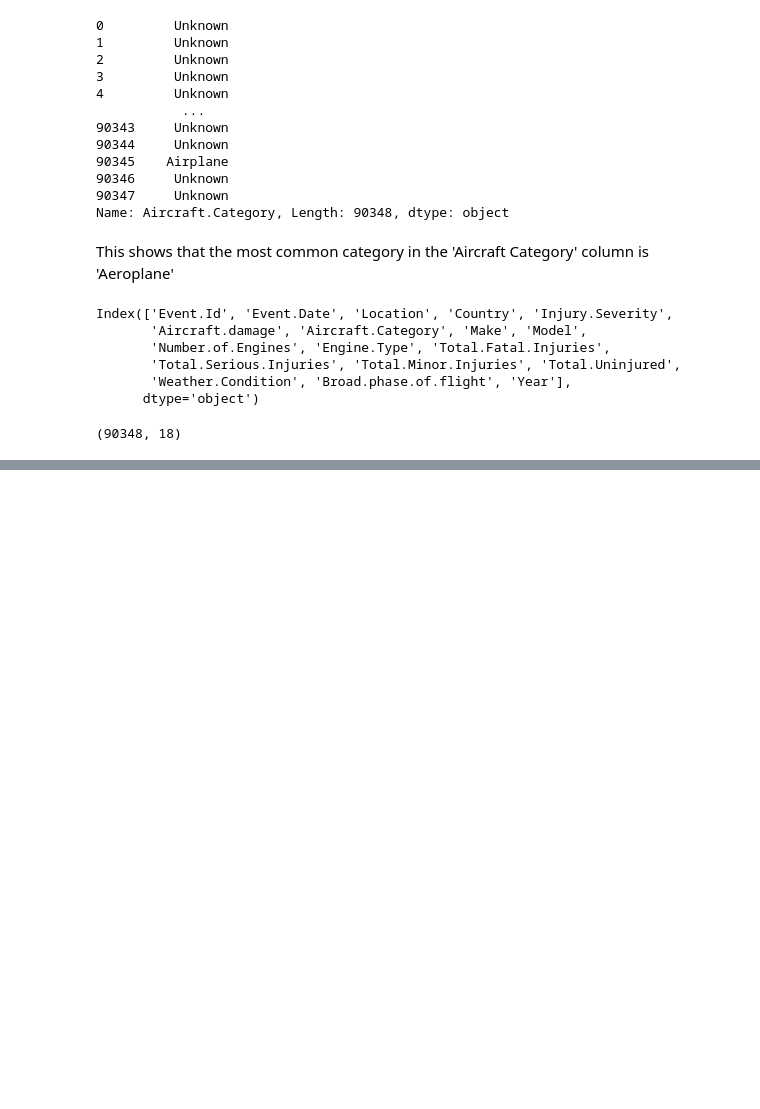
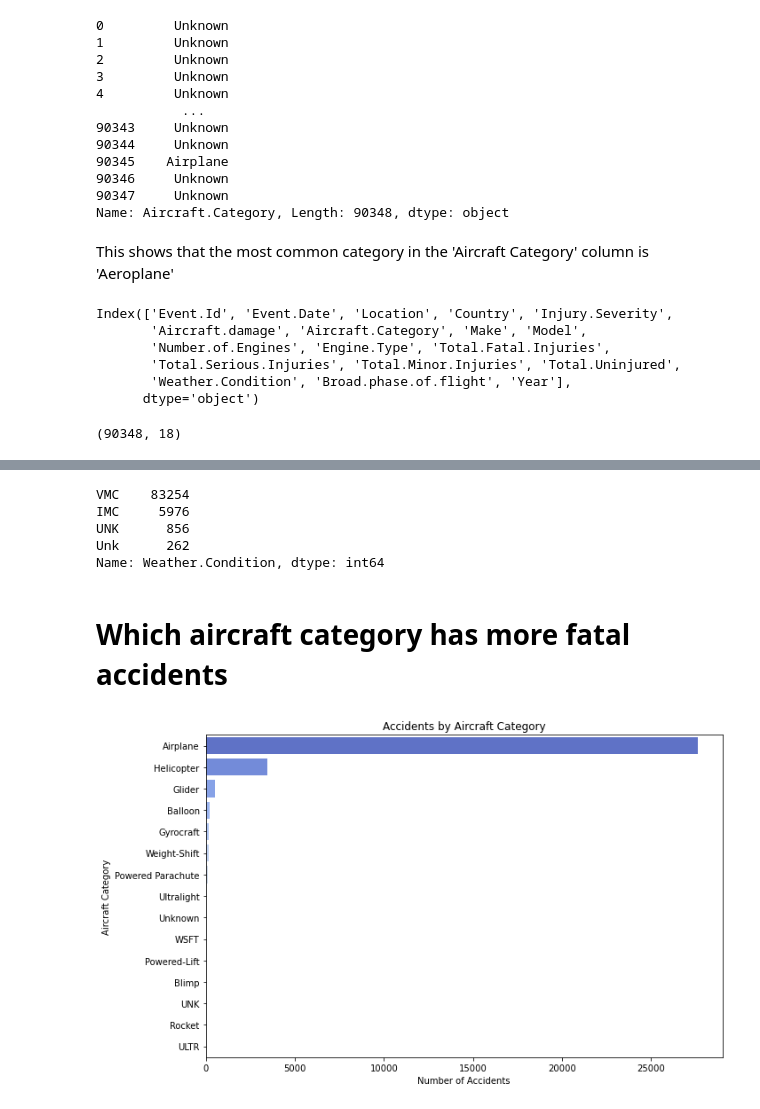
Before and after one commit to HellenDianaNjeri/dsc-phase-1-project-v3, a Jupyter notebook: student.ipynb, the cells around one changed output, grey strips where cells are left out. Drawn from its saved outputs; the diff is of its cells as text; code cells hidden in the pictures; blank space fills up the shorter version.

Commit message:
Data inspection and Understanding

```diff
--- a/student.ipynb
+++ b/student.ipynb
@@ -287,0 +323,31 @@ Aviation_df_cleaned.shape
+# %%
+Aviation_df_cleaned['Aircraft.Category'].value_counts()
+Aviation_df_cleaned['Injury.Severity'].value_counts()
+Aviation_df_cleaned['Aircraft.damage'].value_counts()
+Aviation_df_cleaned['Weather.Condition'].value_counts()
+# %% [output]
+VMC    83254
+IMC     5976
+UNK      856
+Unk      262
+Name: Weather.Condition, dtype: int64
+# %% [markdown]
+# Which aircraft category has more fatal accidents
+# %%
+plt.figure(figsize=(10,6))
+
+x = Aviation_df_cleaned['Aircraft.Category'].value_counts().index
+y= Aviation_df_cleaned['Aircraft.Category'].value_counts().values
+
+sns.countplot(data=Aviation_df_cleaned,
+              y='Aircraft.Category',   # y-axis for categories
+              order=Aviation_df_cleaned['Aircraft.Category'].value_counts().index,
+              palette='coolwarm')      # nice color theme
+
+plt.title('Accidents by Aircraft Category')
+plt.xlabel('Number of Accidents')
+plt.ylabel('Aircraft Category')
+plt.tight_layout()
+plt.show()
+# %% [output]
+[figure, added]
```
Also changed, not shown: parts of 16 cells of this notebook.
